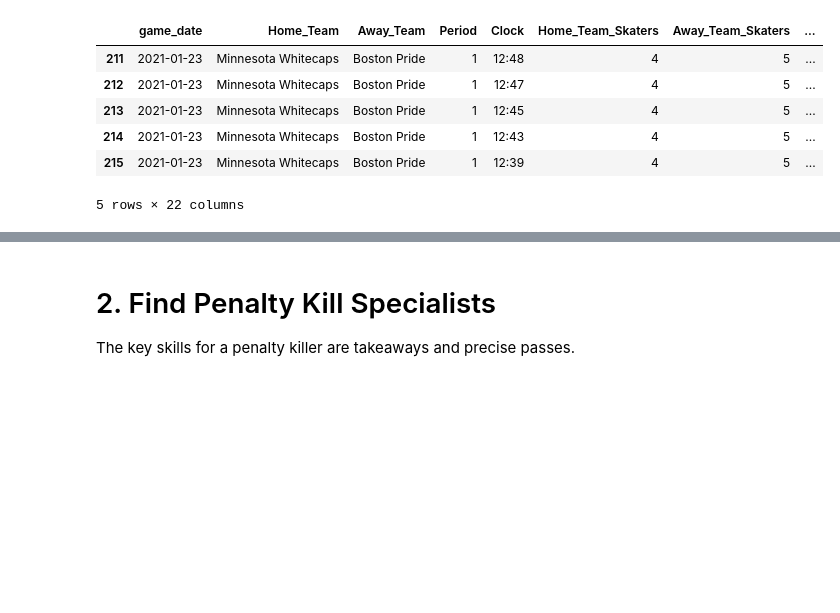
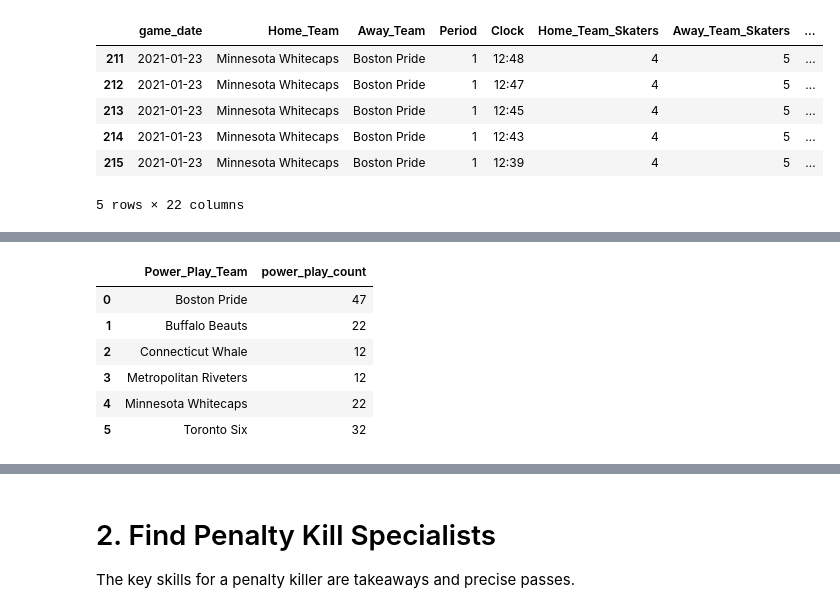
Before and after one commit to tassadaryl/Team-Orange-Rotman-2022Datathon, a Jupyter notebook: specialists.ipynb, the cells around one changed output, grey strips where cells are left out. Saved outputs shown, nothing was run; the diff lists cells and outputs as text; code cells hidden in the pictures; blank space fills up the shorter version.

```diff
--- a/specialists.ipynb
+++ b/specialists.ipynb
@@ -101,0 +109,10 @@ df.tail()
+# %%
+df_power_play_count
+# %% [output]
+|  | Power_Play_Team | power_play_count |
+| 0 | Boston Pride | 47 |
+| 1 | Buffalo Beauts | 22 |
+| 2 | Connecticut Whale | 12 |
+| 3 | Metropolitan Riveters | 12 |
+| 4 | Minnesota Whitecaps | 22 |
+| 5 | Toronto Six | 32 |
```
Also changed, not shown: parts of 9 cells of this notebook.
